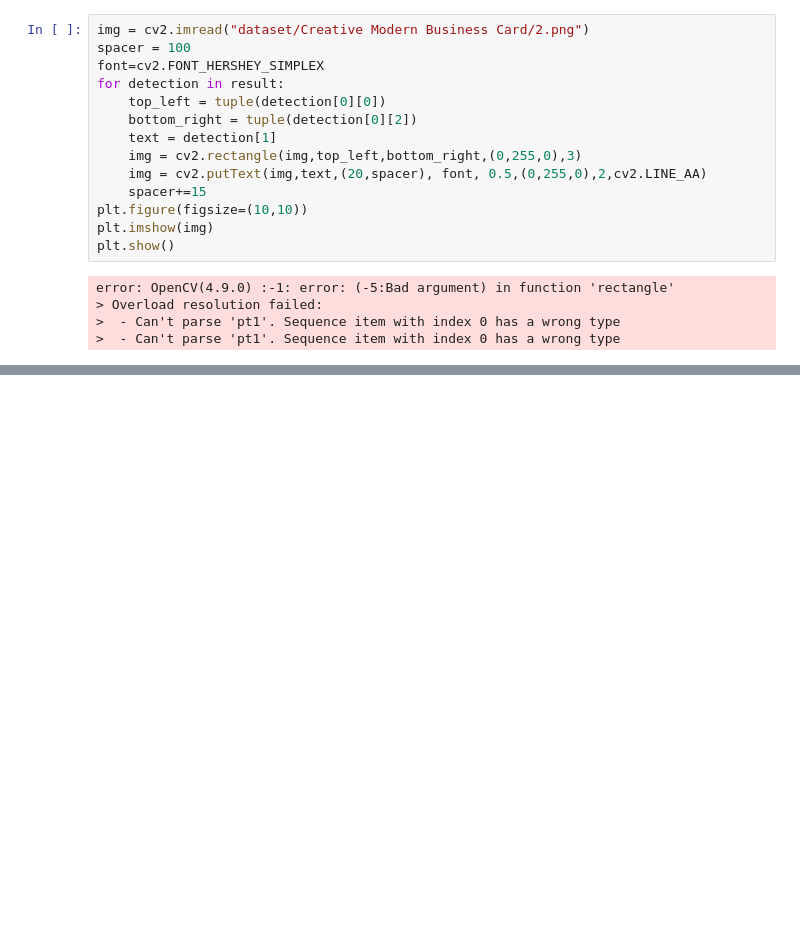
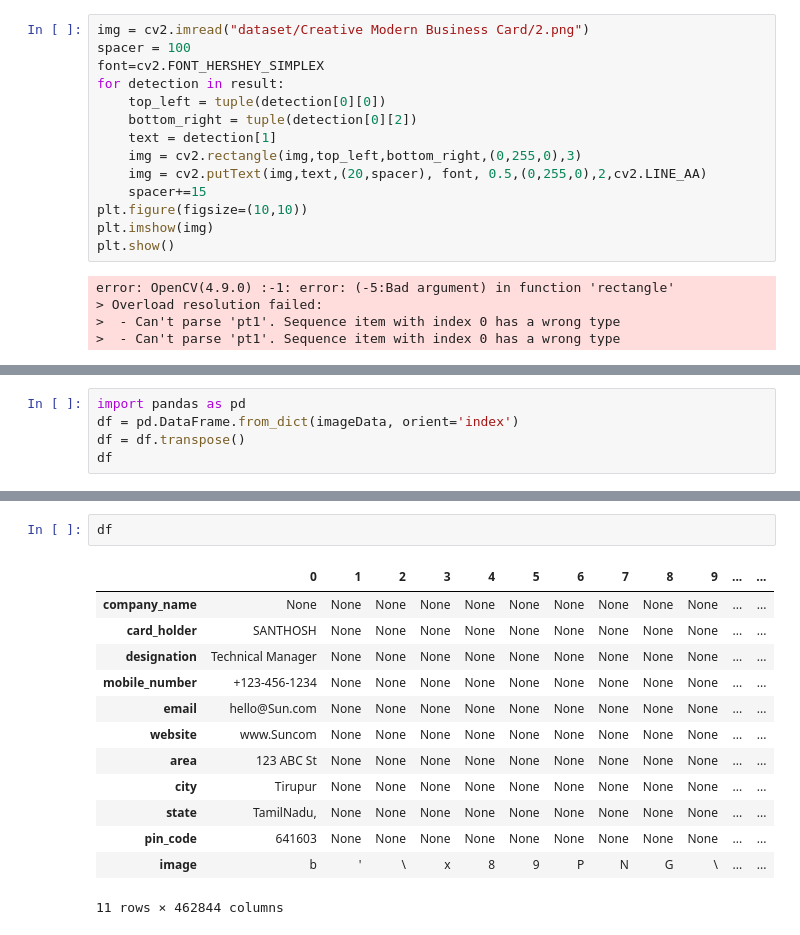
Before and after one commit to vishwasbasotra/BizCardX-Extracting-Business-Card-Data-with-OCR, a Jupyter notebook: BizCardX.ipynb, the cells around one changed output, grey strips where cells are left out. Saved outputs shown, nothing was run; the diff lists cells and outputs as text; blank space fills up the shorter version.

```diff
--- a/BizCardX.ipynb
+++ b/BizCardX.ipynb
@@ -93,0 +155,5 @@ error: OpenCV(4.9.0) :-1: error: (-5:Bad argument) in function 'rectangle'
+# %%
+import pandas as pd
+df = pd.DataFrame.from_dict(imageData, orient='index')
+df = df.transpose()
+df
@@ -93,0 +163,16 @@ error: OpenCV(4.9.0) :-1: error: (-5:Bad argument) in function 'rectangle'
+# %%
+df
+# %% [output]
+|  | 0 | 1 | 2 | 3 | 4 | 5 | 6 | 7 | 8 | 9 | ... | ... |
+| company_name | None | None | None | None | None | None | None | None | None | None | ... | ... |
+| card_holder | SANTHOSH | None | None | None | None | None | None | None | None | None | ... | ... |
+| designation | Technical Manager | None | None | None | None | None | None | None | None | None | ... | ... |
+| mobile_number | +123-456-1234 | None | None | None | None | None | None | None | None | None | ... | ... |
+| email | hello@Sun.com | None | None | None | None | None | None | None | None | None | ... | ... |
+| website | www.Suncom | None | None | None | None | None | None | None | None | None | ... | ... |
+| area | 123 ABC St | None | None | None | None | None | None | None | None | None | ... | ... |
+| city | Tirupur | None | None | None | None | None | None | None | None | None | ... | ... |
+| state | TamilNadu, | None | None | None | None | None | None | None | None | None | ... | ... |
+| pin_code | 641603 | None | None | None | None | None | None | None | None | None | ... | ... |
+| image | b | ' | \ | x | 8 | 9 | P | N | G | \ | ... | ... |
+11 rows × 462844 columns
```
Also changed, not shown: parts of 5 cells of this notebook, 5 other files.
